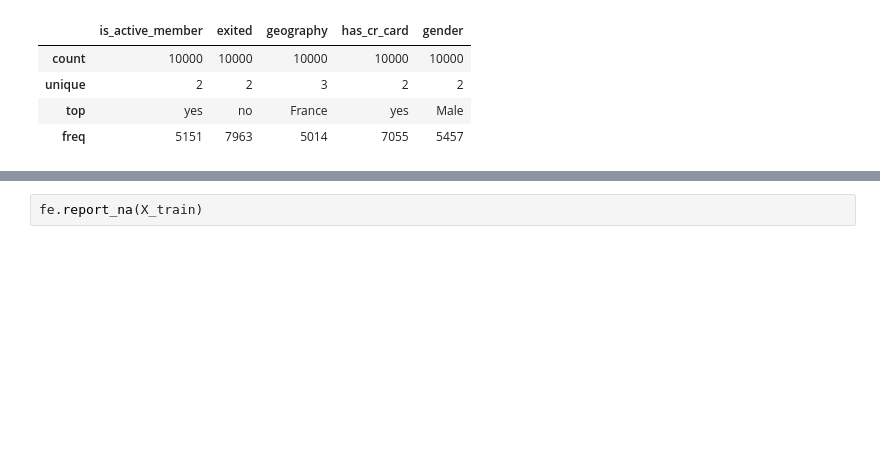
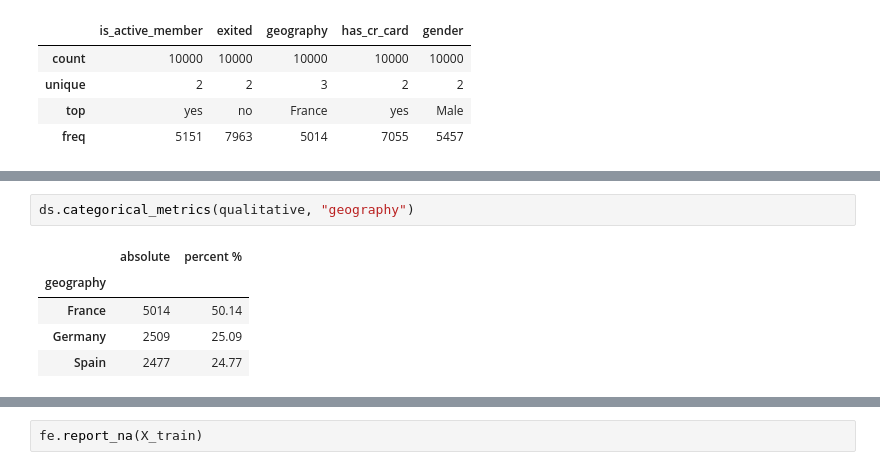
Before and after one commit to GuttoF/churn-prediction, a Jupyter notebook: churn_prediction/notebooks/c1.ipynb, the cells around one changed output, grey strips where cells are left out. Drawn from its saved outputs; the diff is of its cells as text; blank space fills up the shorter version.

```diff
--- a/churn_prediction/notebooks/c1.ipynb
+++ b/churn_prediction/notebooks/c1.ipynb
@@ -253,0 +284,8 @@ qualitative.describe(include="all")
+# %%
+ds.categorical_metrics(qualitative, "geography")
+# %% [output]
+|  | absolute | percent % |
+| geography |  |  |
+| France | 5014 | 50.14 |
+| Germany | 2509 | 25.09 |
+| Spain | 2477 | 24.77 |
```
Also changed, not shown: parts of 22 cells of this notebook, 16 other files.
